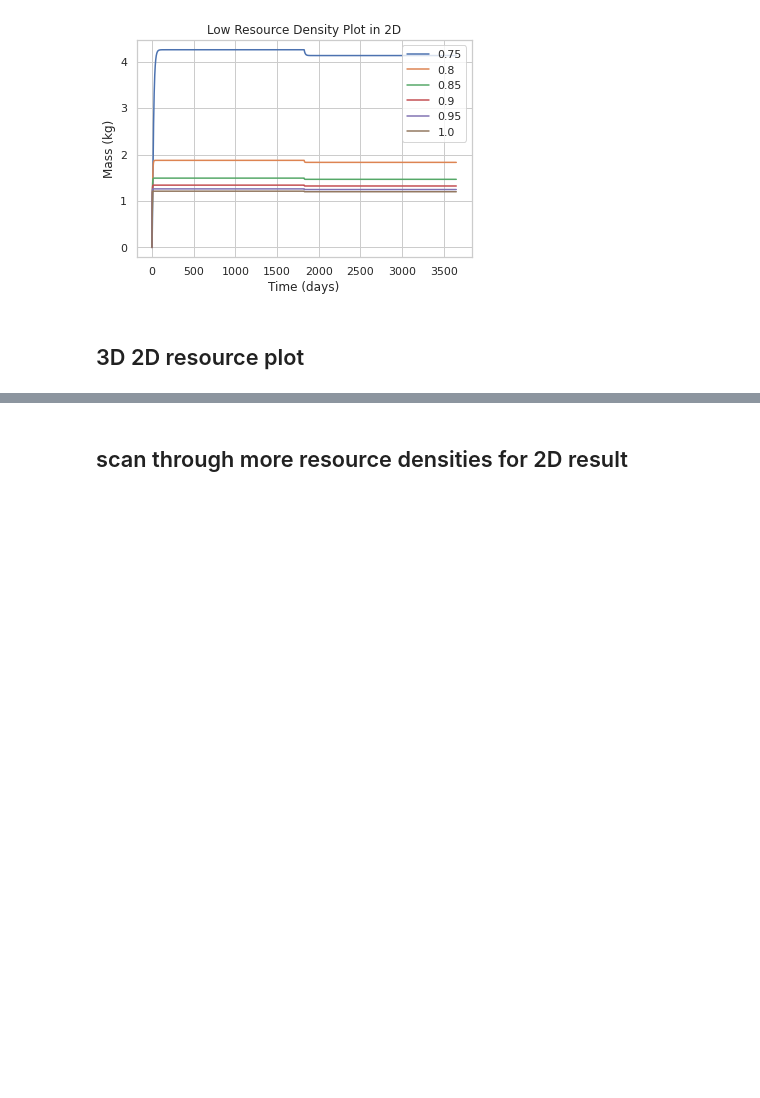
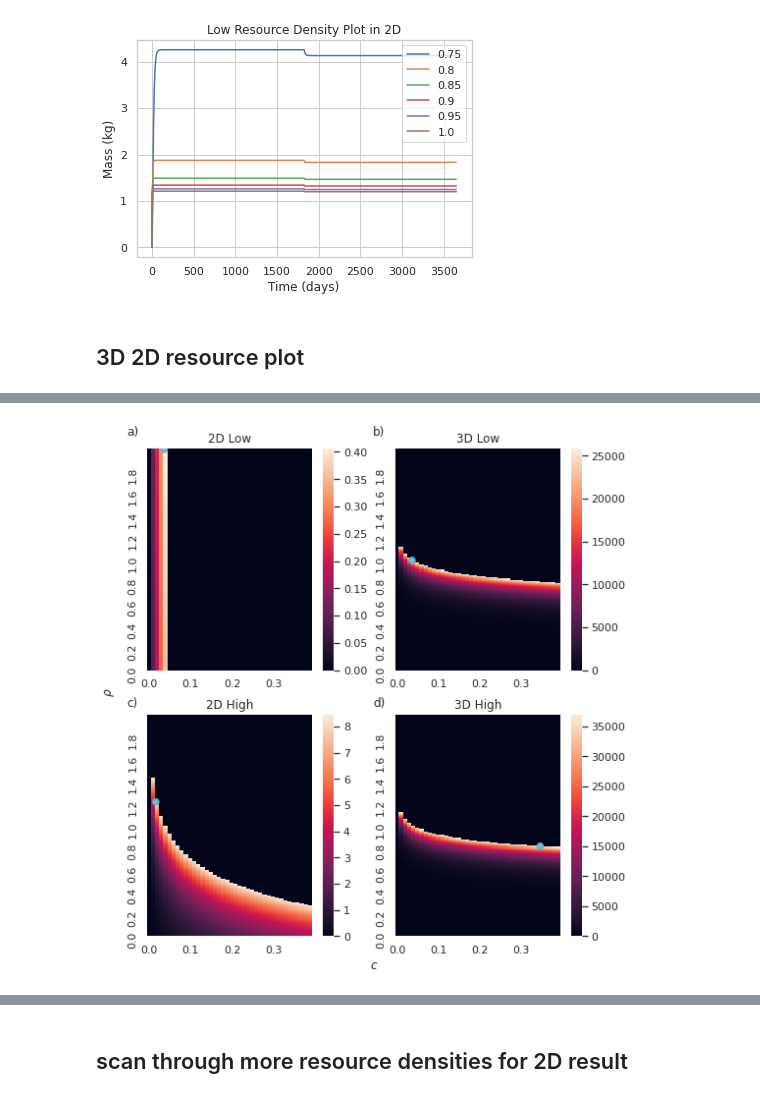
Before and after one commit to Don-Burns/Masters_Project, a Jupyter notebook: code/Report_Plots.ipynb, the cells around one changed output, grey strips where cells are left out. Drawn from its saved outputs; the diff is of its cells as text; code cells hidden in the pictures; blank space fills up the shorter version.

Commit message:
Updated subplot titles in high low res plots and split into meta_exp 1 and 0.75

```diff
--- a/code/Report_Plots.ipynb
+++ b/code/Report_Plots.ipynb
@@ -27,7 +27,7 @@ c_vec = around(arange(0, 0.4, resolution), decimals=4)
 rho_vec = around(arange(0, 2, resolution), decimals=4)
 
 params = {"alpha" : 365*5, "epsilon" : 0.7,
-          "norm_const" : None, "meta_prop" : None, "meta_exp" : 1,
+          "norm_const" : None, "meta_prop" : None, "meta_exp" : 0.75,
           "c" : None, "rho" : None,
           "Xr" : 0.5, "amp" : 0, "period" : 365, "dimensionality" : None
 }
@@ -311,6 +314,6 @@ saved
 # %%
 # parameters
 temp_params = deepcopy(params)
-resources = ["low", "high"] # take resources at min viable from above and 1kg which is high
+resources = ["Low", "High"] # take resources at min viable from above and 1kg which is high
 high_res = 100#kg
 # %%
@@ -319,0 +335,78 @@ temp_params["Xr"] = None
+# %%
+## neta exp = 1
+# meta_exp = 0.75
+temp_params = deepcopy(params)
+temp_params["Xr"] = None
+temp_params["meta_exp"] = 1
+## PRODUCE CLEAN VERSION for report
+# store values
+value_dict = {"2D":{}, "3D": {}}
+
+fig = plt.figure(figsize=(a4_width, a4_width*1.1))
+# plt.suptitle("Reproductive Output (kg)" + "metabolic exponent" + str(temp_params["meta_exp"]))
+ticker = 0
+for res in resources:
+    for dim in dimensions:
+        ticker = ticker +1
+        if res == "Low":
+            if dim == "2D":
+                Xr = min_viable_2D
+            else:
+                Xr = min_viable_3D
+        else:
+            Xr = high_res
+        temp_params["Xr"] = Xr
+        temp_params["dimensionality"] = dim
+        ax = plt.subplot(2,2, ticker)
+#         plt.title(str(temp_params["Xr"])+ f"kg resources in {dim}")
+        plt.title(f"{dim} {res}")
+        # sumulate and obtain optima
+        repro_array = F.reproduction_array(c_vec, rho_vec, m0, R0, time,
+                                           temp_params, shrinkage=shrinkage)
+        max_ind = F.find_max(repro_array)
+        i, j = max_ind
+        c_opt = c_vec[j]
+        rho_opt = rho_vec[i]
+        value_dict[dim].update({str(Xr):[c_opt[0],rho_opt[0]]})
+
+
+        #assign optimum rho and c
+        temp_params["c"] = c_opt[0] # need to call element for growth curve plot
+        temp_params["rho"] = rho_opt[0]
+
+        ## plot the result
+        #heatmap
+        #tick labels
+        c_labels = [i if i in around(arange(0, max(c_vec), 0.1), decimals=1)
+                    else None for i in around(c_vec, decimals=2)]
+
+        rho_labels = [i if i in around(arange(0, max(rho_vec), 0.2), decimals=1)
+                    else None for i in around(rho_vec, decimals=2)]
+
+        sb.heatmap(repro_array,
+                xticklabels = c_labels,
+                yticklabels= rho_labels,
+                   linewidths=0.0,rasterized=True).invert_yaxis() # ^linewidths and rasterized to stop gridlines whens saved as pdf
+        #scale circle for highest value with resolution of heatmap
+        offset = resolution *10
+        size = resolution * 2000
+        # circle highest value
+        plt.scatter(j+offset, i+offset, s=size, linewidth=3,
+                    facecolors='none', edgecolors='c' )
+#         plt.ylabel("rho")
+#         plt.xlabel("c")
+
+#common axis labels
+fig.add_subplot(111, frameon=False)
+# figure labels
+plt.text(0.09, 0.9, "a)",transform=fig.transFigure)
+plt.text(0.51, 0.9, "b)",transform=fig.transFigure)
+plt.text(0.09, 0.48, "c)",transform=fig.transFigure)
+plt.text(0.51, 0.48, "d)",transform=fig.transFigure)
+plt.grid(False)
+plt.tick_params(labelcolor="none")
+plt.xlabel("$c$")
+plt.ylabel('$\\rho$')
+plt.savefig("../results/report_3D2D_HighLowResCLEAN_meta_exp_1.pdf")
+# %% [output]
+[figure, added]
```
Also changed, not shown: parts of 40 cells of this notebook.
